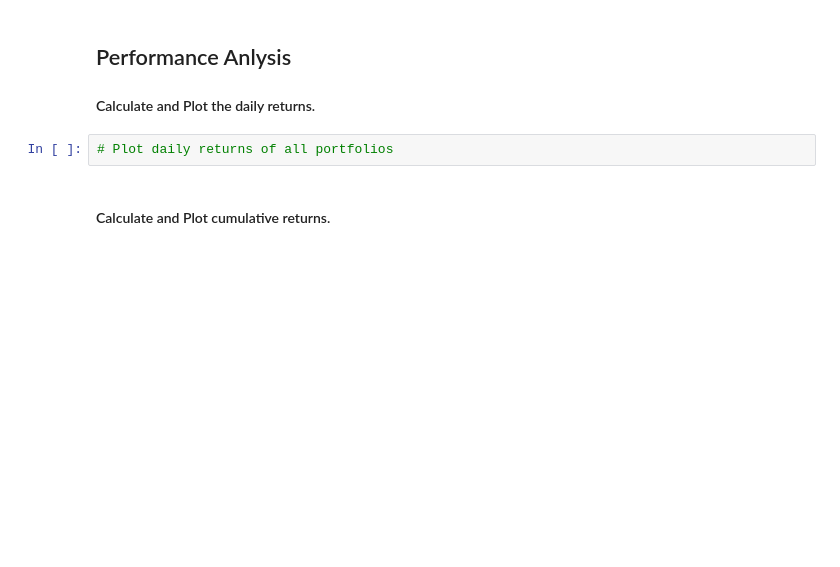
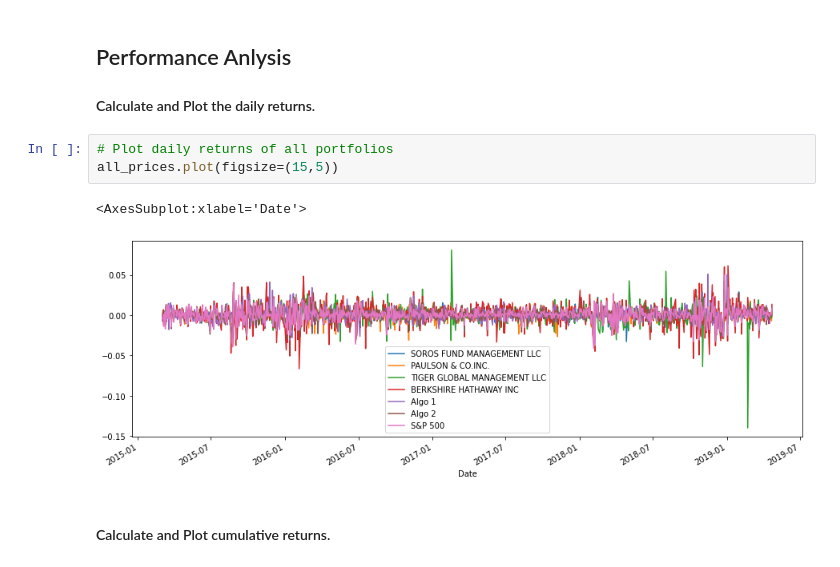
Before and after one commit to JohnLeelike/portfolio-analysis, a Jupyter notebook: whale_analysis.ipynb, the cells around one changed output. Drawn from its saved outputs; the diff is of its cells as text; blank space fills up the shorter version.

```diff
--- a/whale_analysis.ipynb
+++ b/whale_analysis.ipynb
@@ -170,6 +170,10 @@ In this section, you will calculate and visualize performance and risk metrics f
 #### Calculate and Plot the daily returns.
 # %%
 # Plot daily returns of all portfolios
+all_prices.plot(figsize=(15,5))
+# %% [output]
+<AxesSubplot:xlabel='Date'>
+[figure, added]
 # %% [markdown]
 #### Calculate and Plot cumulative returns.
 # %%
```
Also changed, not shown: parts of 37 cells of this notebook.
